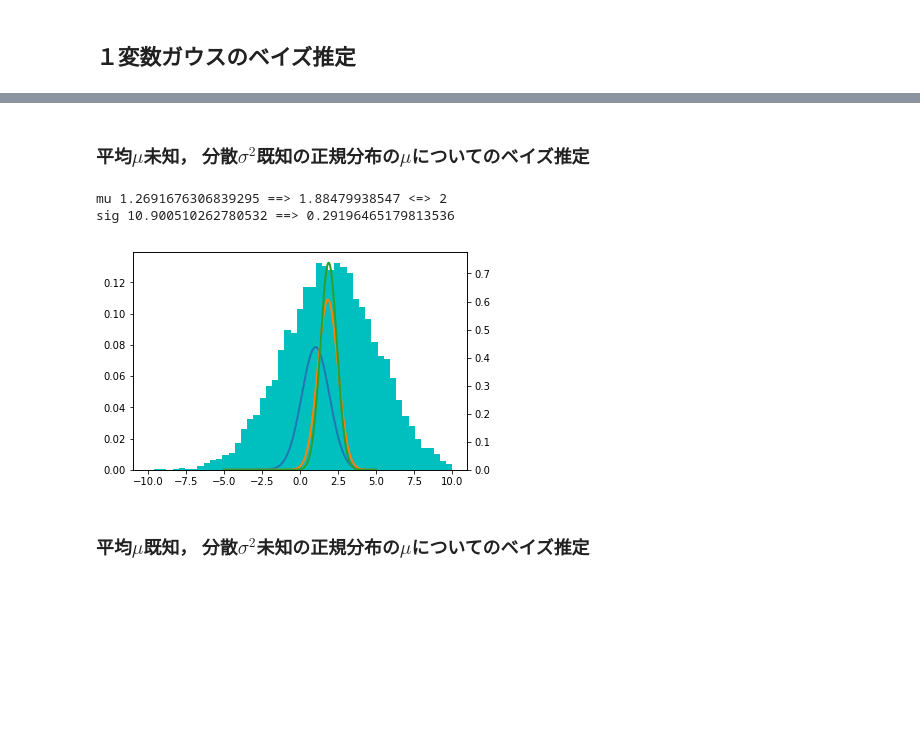
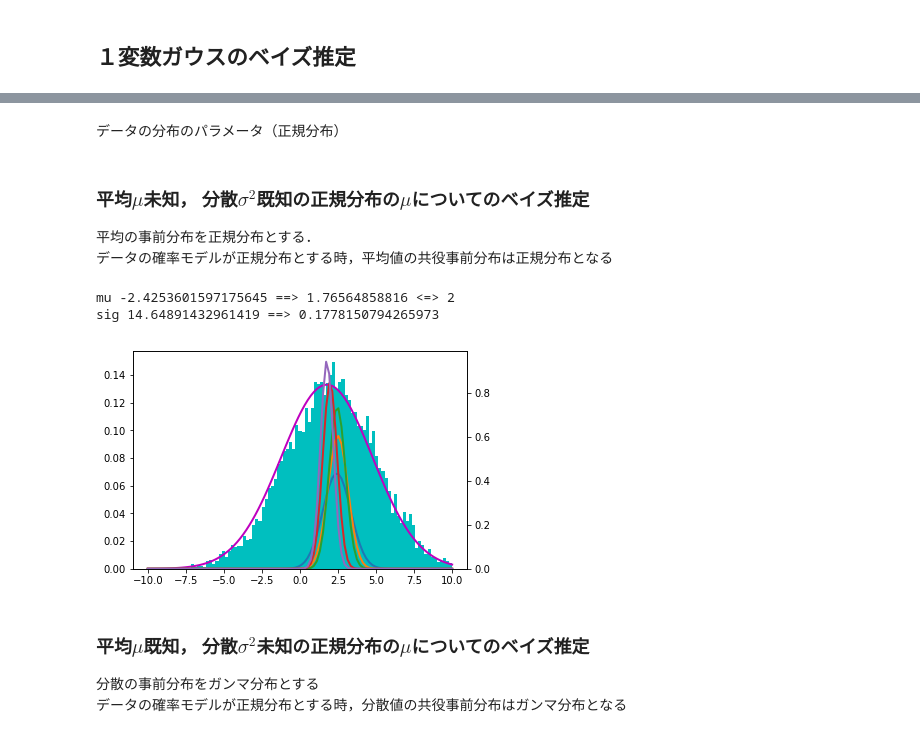
Before and after one commit to naktd31/jupyter-notebook, a Jupyter notebook: Bayesian_Inference.ipynb, the cells around one changed output, grey strips where cells are left out. Saved outputs shown, nothing was run; the diff lists cells and outputs as text; code cells hidden in the pictures; blank space fills up the shorter version.

```diff
--- a/Bayesian_Inference.ipynb
+++ b/Bayesian_Inference.ipynb
@@ -66,47 +63,58 @@ def makeGammaDist(a, b):
     def gammaDist(x):
         return b**a*x**(a-1)*np.exp(-b*x) / gamma(a)
     return gammaDist
-# %% [markdown]
-### 平均$\mu$未知， 分散$\sigma^2$既知の正規分布の$\mu$についてのベイズ推定
+# %% [markdown]
+データの分布のパラメータ（正規分布）
 # %%
 mu_D, sig_D, N = 2, 9, 10000
+# %% [markdown]
+### 平均$\mu$未知， 分散$\sigma^2$既知の正規分布の$\mu$についてのベイズ推定
+
+平均の事前分布を正規分布とする．
+データの確率モデルが正規分布とする時，平均値の共役事前分布は正規分布となる
 # %%
 # 見本のサンプル
-Xs = np.random.normal(mu_D, sig_D**0.5, N)
+x = np.linspace(-10, 10, 100)
+Xm = np.random.normal(mu_D, sig_D**0.5, N)
 fig, ax1 = plt.subplots()
-ax1.hist(Xs, bins=np.linspace(-10, 10, 50), normed=True, color="c")  # 見本サンプルのヒストグラム
+ax1.hist(Xm, bins=x, normed=True, color="c")  # 見本サンプルのヒストグラム
 ax2 = ax1.twinx()
 
-# 事前分布のパラメータ
+# 事前分布のパラメータを更新
 mu_init, sig_init = np.random.uniform(-5, 5), np.random.uniform(1, 5)**2
-Ns = 10  # サンプル数
+Ns, n = 10, 5  # サンプル数
 
 # 事後分布計算 → 事前分布の更新
 mu_prior, sig_prior = mu_init, sig_init
-for i in range(3):
+for i in range(n):
     # サンプリング
     Xs = np.random.normal(mu_D, sig_D**0.5, Ns)
 
     # 事後分布計算
     mu_post = sig_D*mu_prior/(Ns*sig_prior+sig_D) + Ns*sig_prior*Xs.mean()/(Ns*sig_prior+sig_D)
     sig_post = (1/sig_prior + Ns/sig_D)**-1
     dist_post = makeGaussian(mu_post, sig_post)
 
     # 事後分布をプロット
-    ax2.plot(np.linspace(-5, 5, 1000), dist_post(np.linspace(-5, 5,1000)), linewidth=2)
+    ax2.plot(x, dist_post(x), linewidth=2)
 
     # 事前分布のパラメータを更新
     mu_prior = mu_post
     sig_prior = sig_post
 
 _=ax2.set_ylim(0, )
+
+# 推定分布
+ax1.plot(x, makeGaussian(mu_post, sig_D)(x), "m", linewidth=2)
 print("mu", mu_init,  "==>", mu_post, "<=>", mu_D)
 print("sig", sig_init,  "==>", sig_post)
 # %% [output]
-mu 1.2691676306839295 ==> 1.88479938547 <=> 2
-sig 10.900510262780532 ==> 0.29196465179813536
+mu -2.4253601597175645 ==> 1.76564858816 <=> 2
+sig 14.64891432961419 ==> 0.1778150794265973
-[figure, old version]
+[figure, new version]
 # %% [markdown]
 ### 平均$\mu$既知， 分散$\sigma^2$未知の正規分布の$\mu$についてのベイズ推定
+分散の事前分布をガンマ分布とする
+データの確率モデルが正規分布とする時，分散値の共役事前分布はガンマ分布となる
 # %%
 # 見本のサンプル
```
Also changed, not shown: parts of 5 cells of this notebook, 1 other file.
